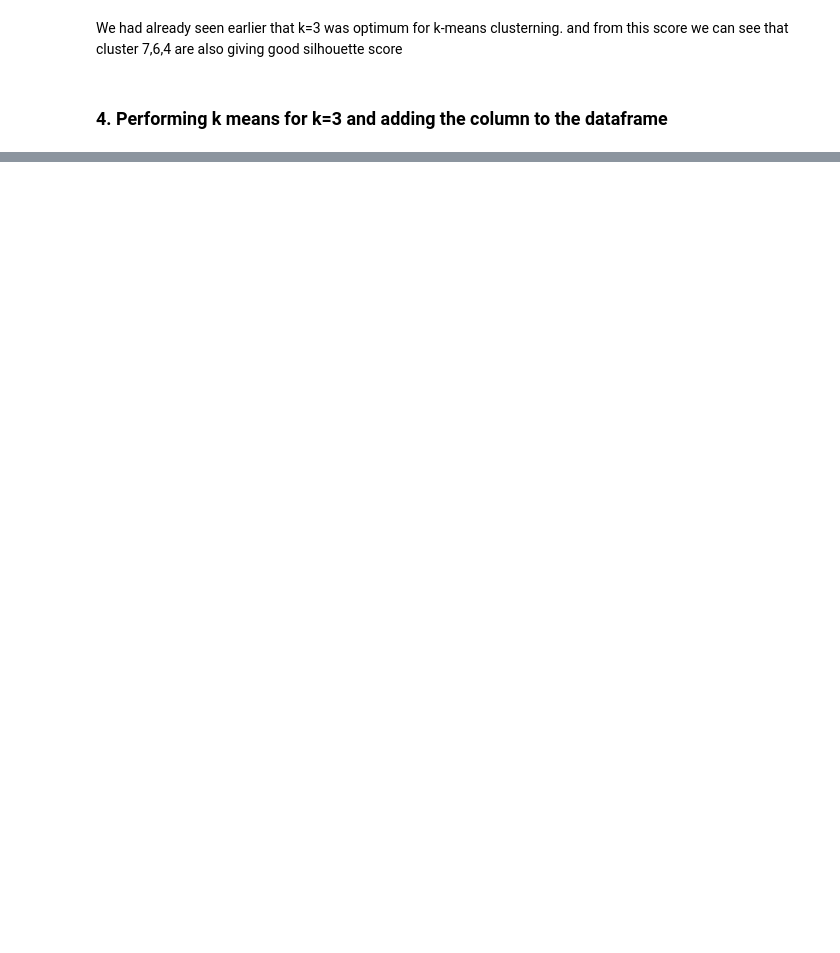
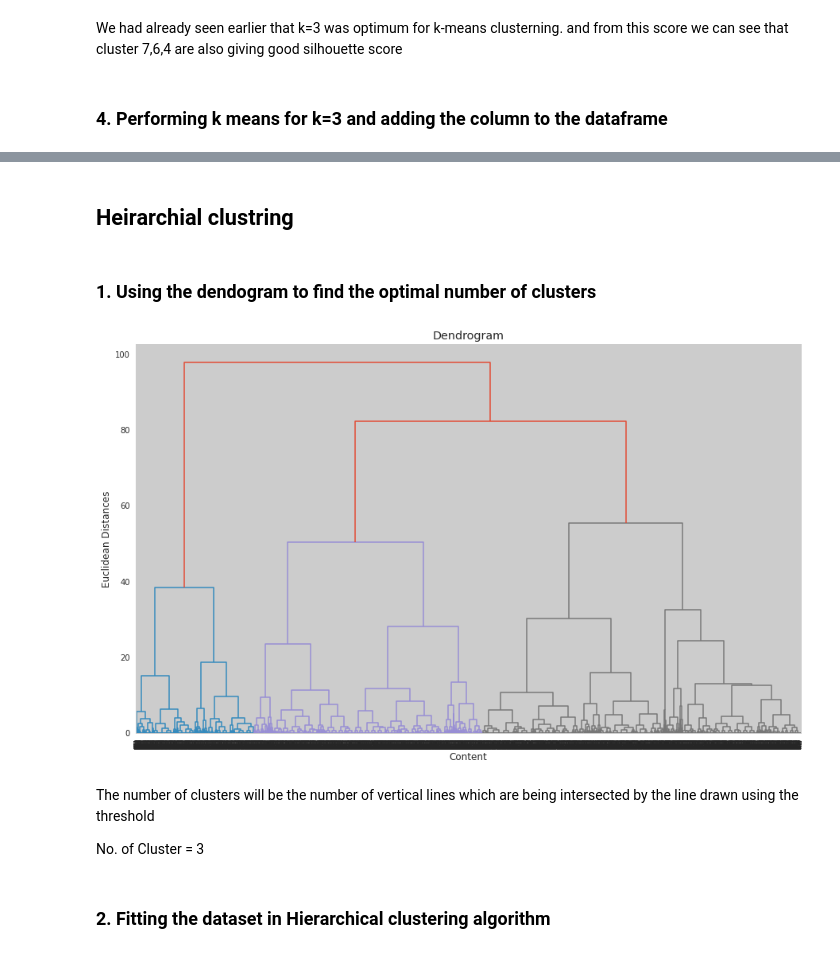
Before and after one commit to priyadarshani17/Netflix-Movies-And-Tv-Show-Clustering, a Jupyter notebook: team_colab_CP_4_netflix_noives_and_TV_show_clustering.ipynb, the cells around one changed output, grey strips where cells are left out. Cells and saved outputs as stored; diff of their text form; code cells hidden in the pictures; blank space fills up the shorter version.

```diff
--- a/team_colab_CP_4_netflix_noives_and_TV_show_clustering.ipynb
+++ b/team_colab_CP_4_netflix_noives_and_TV_show_clustering.ipynb
@@ -1107,3 +1142,25 @@ df.head()
 | 2 | s3 | Movie | 23:59 | Gilbert Chan | Tedd Chan, Stella Chung, Henley H... | Singapore | 2018-12-20 | 2011 | R | 78 min | ... |
 | 3 | s4 | Movie | 9 | Shane Acker | Elijah Wood, John C. Reilly, Jenn... | United States | 2017-11-16 | 2009 | PG-13 | 80 min | ... |
 | 4 | s5 | Movie | 21 | Robert Luketic | Jim Sturgess, Kevin Spacey, Kate ... | United States | 2020-01-01 | 2008 | PG-13 | 123 min | ... |
+# %% [markdown]
+## **Heirarchial clustring**
+# %% [markdown]
+### 1. Using the dendogram to find the optimal number of clusters
+# %%
+# Using the dendogram to find the optimal number of clusters
+sns.set_style("whitegrid")
+plt.figure(figsize=(15,9))
+dendrogram = sch.dendrogram(sch.linkage(X, method = 'ward'))
+plt.title('Dendrogram')
+plt.xlabel('Content')
+plt.ylabel('Euclidean Distances')
+plt.show()
+# find largest vertical distance we can make without crossing any other horizontal line
+# %% [output]
+[figure, added]
+# %% [markdown]
+The number of clusters will be the number of vertical lines which are being intersected by the line drawn using the threshold
+
+No. of Cluster = 3
+# %% [markdown]
+### 2. Fitting the dataset in Hierarchical clustering algorithm
```
Also changed, not shown: parts of 30 cells of this notebook.
